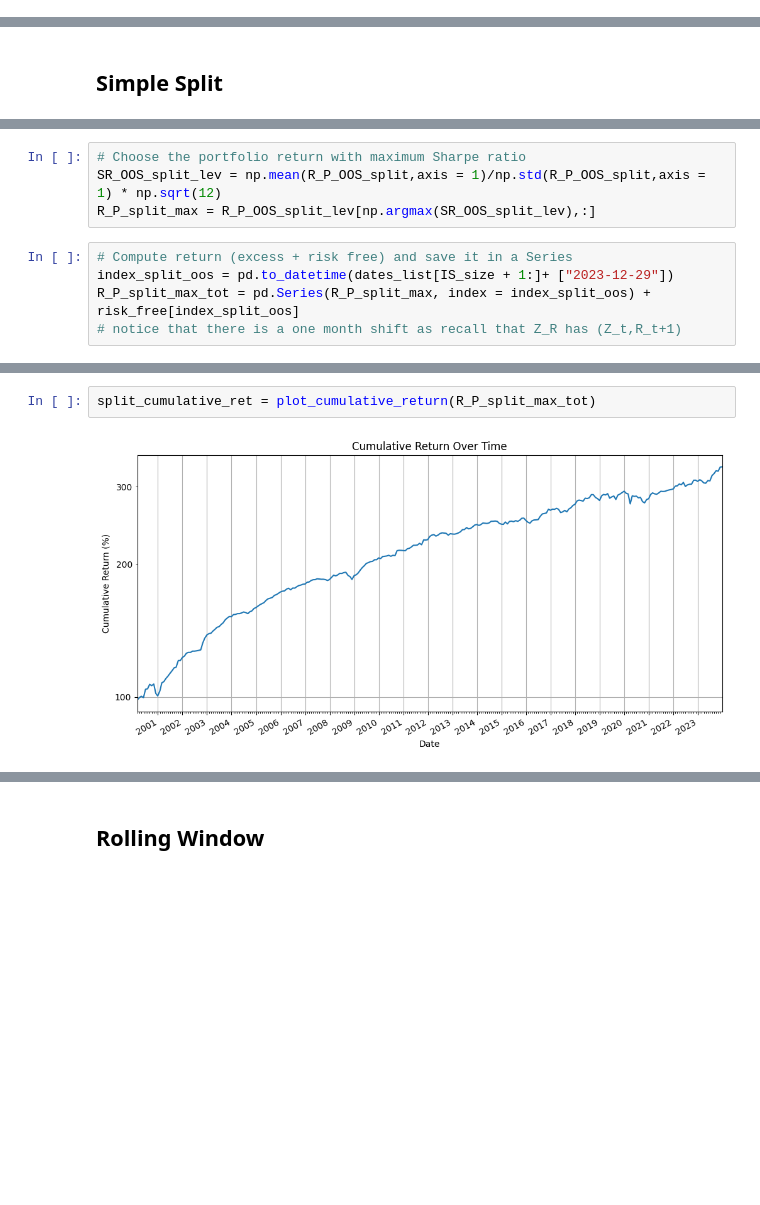
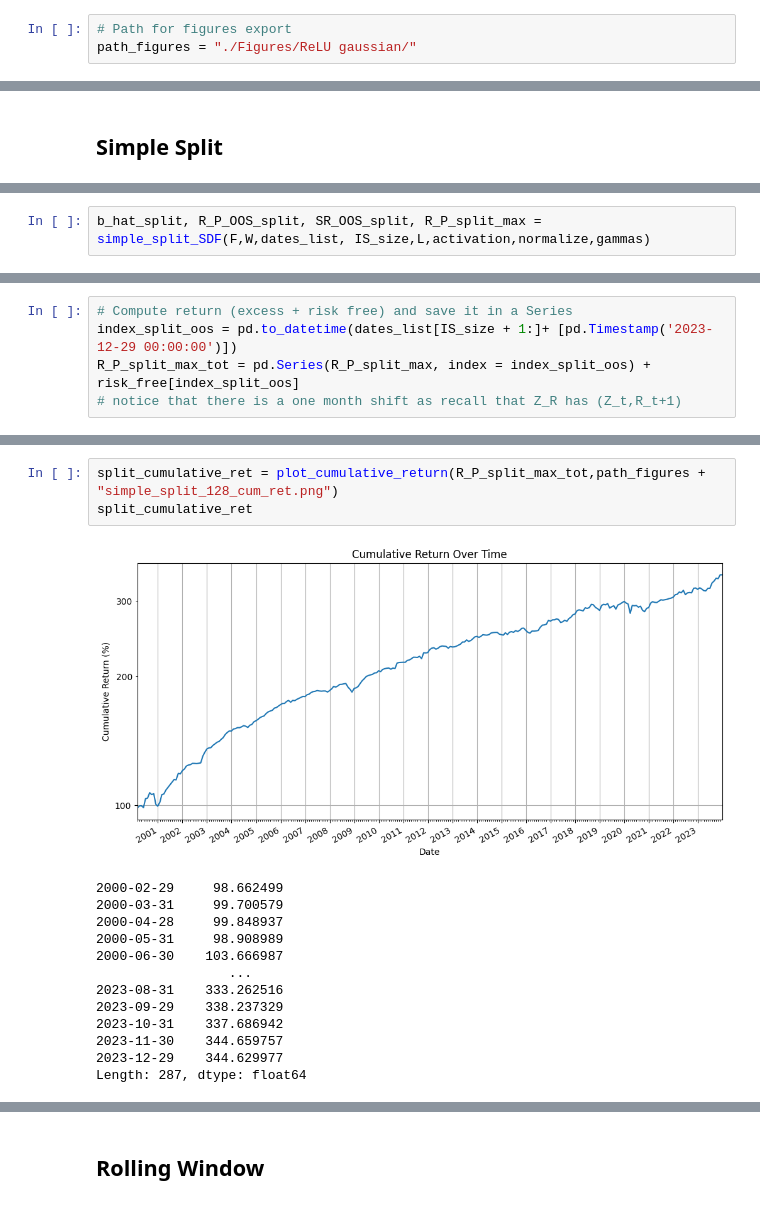
Before and after one commit to matiasdata/RandomFeatures, a Jupyter notebook: random_features.ipynb, the cells around one changed output, grey strips where cells are left out. Cells and saved outputs as stored; diff of their text form; blank space fills up the shorter version.

```diff
--- a/random_features.ipynb
+++ b/random_features.ipynb
@@ -338,6 +795,9 @@ F = np.zeros((L,T)) # F is the matrix of factors.
 for (t,date) in enumerate(dates_list):
     _, _, F_t = compute_X_R_F(date,W,activation,normalize, winsorize)
     F[:,t] = F_t
+# %%
+# Path for figures export
+path_figures = "./Figures/ReLU gaussian/"
 # %% [markdown]
 ## Market returns
 # %%
@@ -397,0 +835,2 @@ SR_OOS_split = np.mean(R_P_OOS_split,axis = 1)/np.std(R_P_OOS_split,axis = 1) *
+# %%
+b_hat_split, R_P_OOS_split, SR_OOS_split, R_P_split_max = simple_split_SDF(F,W,dates_list, IS_size,L,activation,normalize,gammas)
@@ -410,10 +845,6 @@ for (t,date) in enumerate(dates_list[IS_size:]):
-# %%
-# Choose the portfolio return with maximum Sharpe ratio
-SR_OOS_split_lev = np.mean(R_P_OOS_split,axis = 1)/np.std(R_P_OOS_split,axis = 1) * np.sqrt(12)
-R_P_split_max = R_P_OOS_split_lev[np.argmax(SR_OOS_split_lev),:]
 # %%
 # Compute return (excess + risk free) and save it in a Series
-index_split_oos = pd.to_datetime(dates_list[IS_size + 1:]+ ["2023-12-29"])
+index_split_oos = pd.to_datetime(dates_list[IS_size + 1:]+ [pd.Timestamp('2023-12-29 00:00:00')])
 R_P_split_max_tot = pd.Series(R_P_split_max, index = index_split_oos) + risk_free[index_split_oos]
 # notice that there is a one month shift as recall that Z_R has (Z_t,R_t+1)
 # %%
@@ -423,4 +854,17 @@ split_yoy_ret = plot_yoy_return_over_time(R_P_split_max_tot)
 # %%
-split_cumulative_ret = plot_cumulative_return(R_P_split_max_tot)
+split_cumulative_ret = plot_cumulative_return(R_P_split_max_tot,path_figures + "simple_split_128_cum_ret.png")
+split_cumulative_ret
 # %% [output]
-[figure, old version]
+[figure, new version]
+2000-02-29     98.662499
+2000-03-31     99.700579
+2000-04-28     99.848937
+2000-05-31     98.908989
+2000-06-30    103.666987
+                 ...
+2023-08-31    333.262516
+2023-09-29    338.237329
+2023-10-31    337.686942
+2023-11-30    344.659757
+2023-12-29    344.629977
+Length: 287, dtype: float64
```
Also changed, not shown: parts of 41 cells of this notebook.
